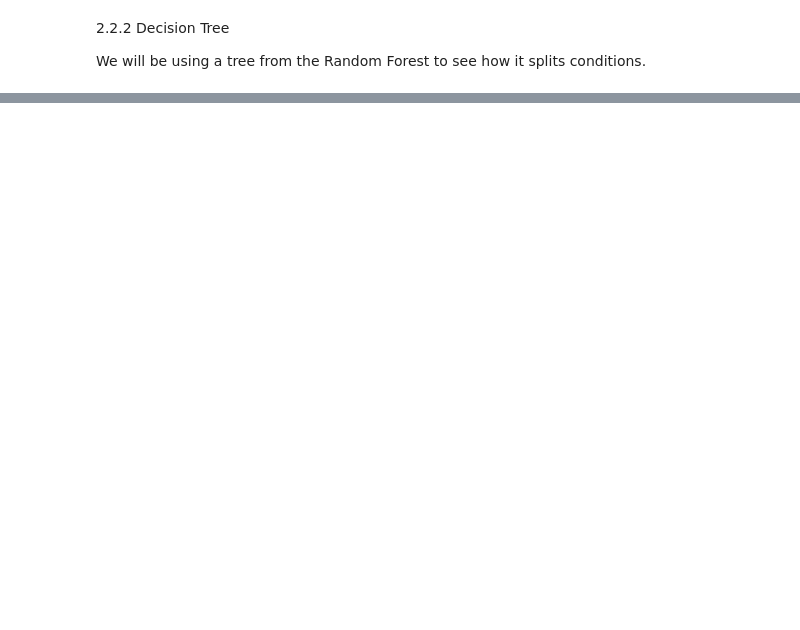
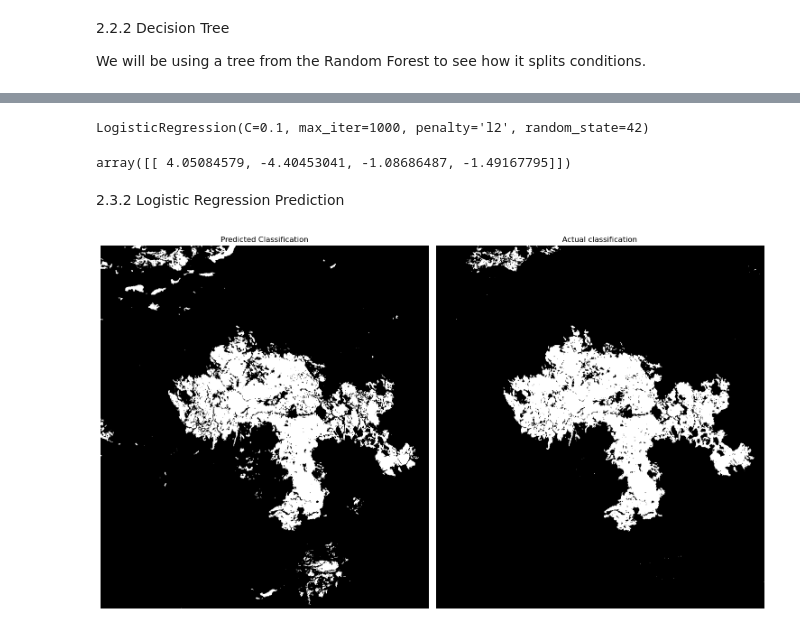
Before and after one commit to bcgov/wps-research, a Jupyter notebook: data/bill/notebooks/burn_mapping_research.ipynb, the cells around one changed output, grey strips where cells are left out. Saved outputs shown, nothing was run; the diff lists cells and outputs as text; code cells hidden in the pictures; blank space fills up the shorter version.

```diff
--- a/data/bill/notebooks/burn_mapping_research.ipynb
+++ b/data/bill/notebooks/burn_mapping_research.ipynb
@@ -120,0 +220,27 @@ plt.show()
+# %%
+clf = LogisticRegression(
+    max_iter=1000,
+    random_state=42,
+    C=.1,
+    penalty='l2'
+)
+
+clf.fit(X_s, y)
+# %% [output]
+LogisticRegression(C=0.1, max_iter=1000, penalty='l2', random_state=42)
+# %%
+clf.coef_
+# %% [output]
+array([[ 4.05084579, -4.40453041, -1.08686487, -1.49167795]])
+# %% [markdown]
+2.3.2 Logistic Regression Prediction
+# %%
+predicted_probs = clf.predict_proba(X_s)
+
+predictions = (predicted_probs[:, 1] > .5).reshape(x_size, y_size)
+# %%
+plot_multiple(X_list=[predictions, map_result], max_per_row=2,
+              title_list=[f'Predicted Classification', 'Actual classification'],
+              figsize=(15, 9))
+# %% [output]
+[figure, added]
```
Also changed, not shown: parts of 19 cells of this notebook.
